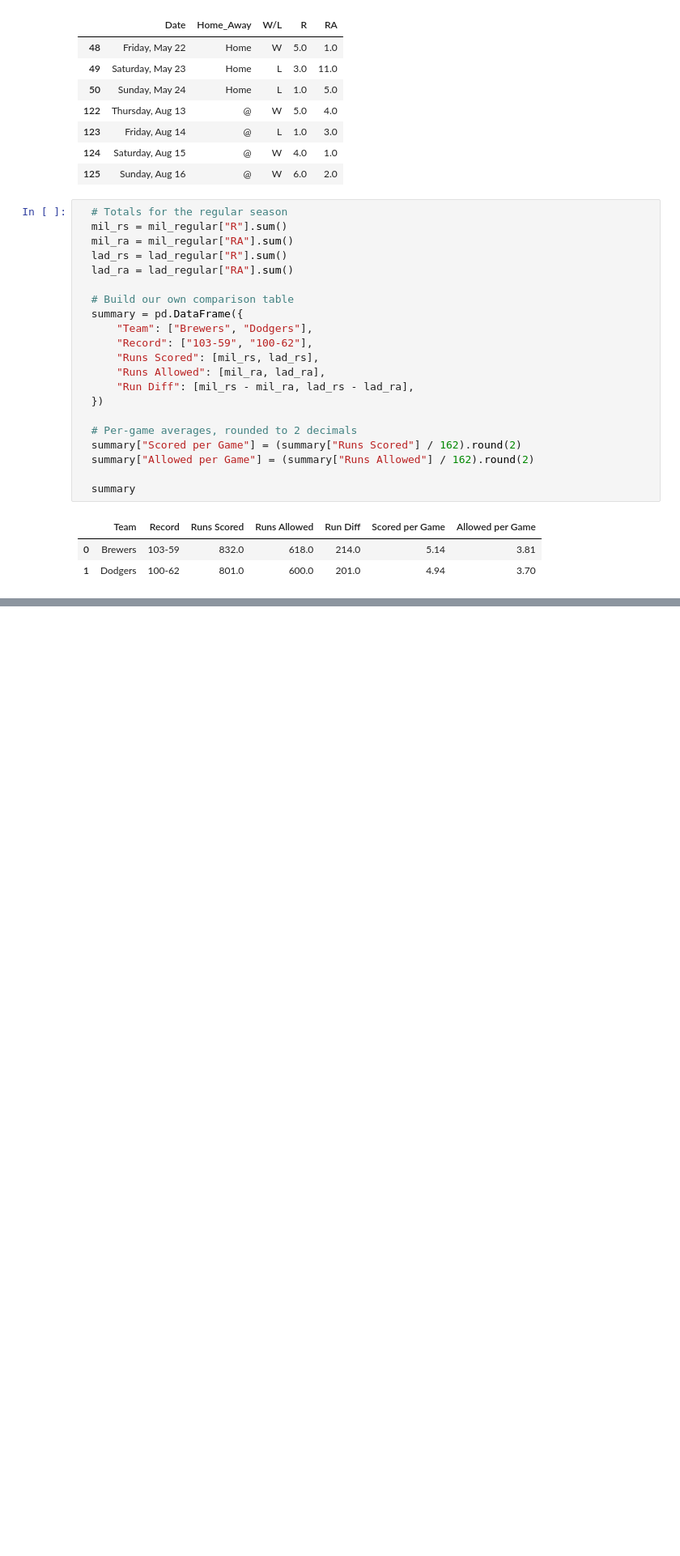
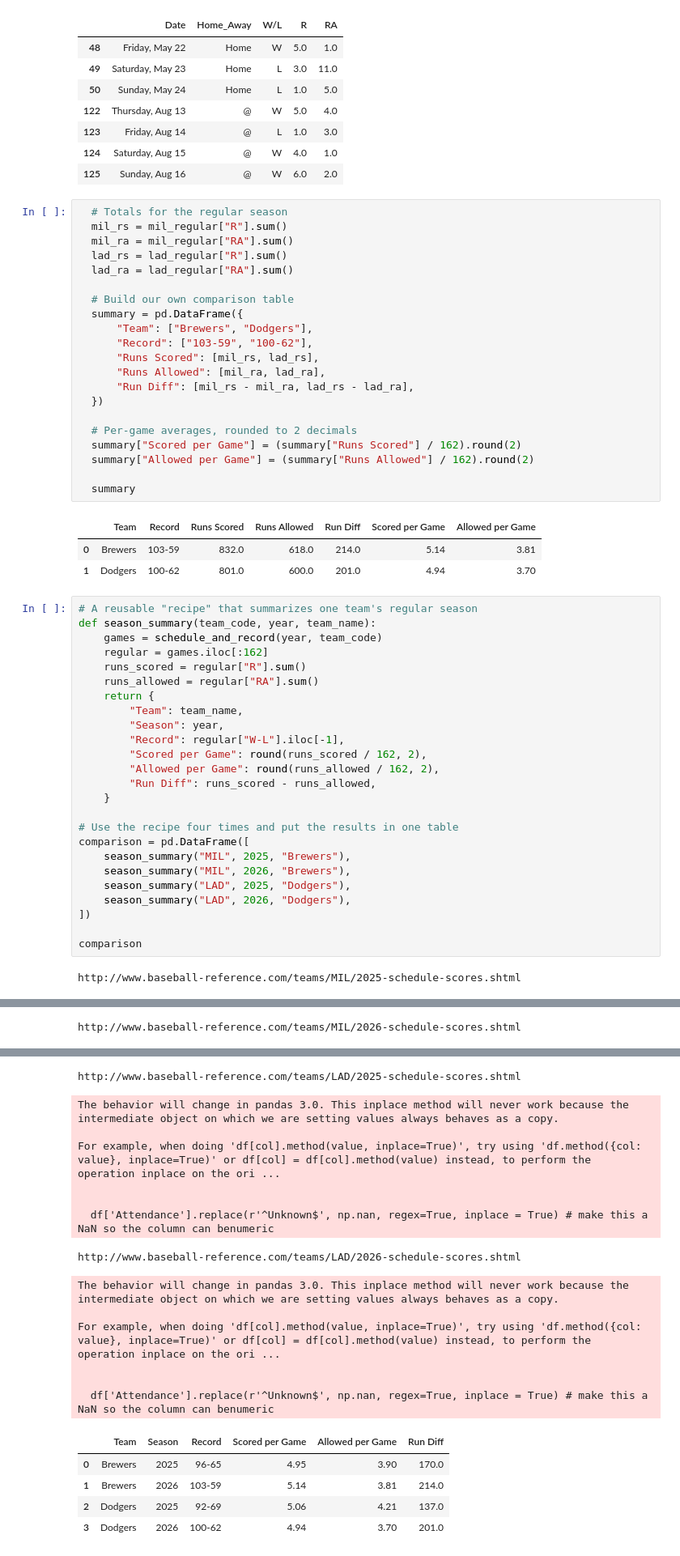
Before and after one commit to izzypitre/nlcs-2026-preview, a Jupyter notebook: nlcs_analysis.ipynb, the cells around one changed output, grey strips where cells are left out. Shown at 81% size. Drawn from its saved outputs; the diff is of its cells as text; blank space fills up the shorter version.

Commit message:
2025 vs 2026 comparison, patch missing 2025 finales

```diff
--- a/nlcs_analysis.ipynb
+++ b/nlcs_analysis.ipynb
@@ -189,3 +189,30 @@ Brewers run differential vs Dodgers: -2.0
 |  | Team | Record | Runs Scored | Runs Allowed | Run Diff | Scored per Game | Allowed per Game |
 | 0 | Brewers | 103-59 | 832.0 | 618.0 | 214.0 | 5.14 | 3.81 |
 | 1 | Dodgers | 100-62 | 801.0 | 600.0 | 201.0 | 4.94 | 3.70 |
+# %%
+# A reusable "recipe" that summarizes one team's regular season
+def season_summary(team_code, year, team_name):
+    games = schedule_and_record(year, team_code)
+    regular = games.iloc[:162]
+    runs_scored = regular["R"].sum()
+    runs_allowed = regular["RA"].sum()
+    return {
+        "Team": team_name,
+        "Season": year,
+        "Record": regular["W-L"].iloc[-1],
+        "Scored per Game": round(runs_scored / 162, 2),
+        "Allowed per Game": round(runs_allowed / 162, 2),
+        "Run Diff": runs_scored - runs_allowed,
+    }
+
+# Use the recipe four times and put the results in one table
+comparison = pd.DataFrame([
+    season_summary("MIL", 2025, "Brewers"),
+    season_summary("MIL", 2026, "Brewers"),
+    season_summary("LAD", 2025, "Dodgers"),
+    season_summary("LAD", 2026, "Dodgers"),
+])
+
+comparison
+# %% [output]
+http://www.baseball-reference.com/teams/MIL/2025-schedule-scores.shtml
@@ -191,0 +225 @@ Brewers run differential vs Dodgers: -2.0
+http://www.baseball-reference.com/teams/MIL/2026-schedule-scores.shtml
@@ -191,0 +232,19 @@ Brewers run differential vs Dodgers: -2.0
+http://www.baseball-reference.com/teams/LAD/2025-schedule-scores.shtml
+The behavior will change in pandas 3.0. This inplace method will never work because the intermediate object on which we are setting values always behaves as a copy.
+
+For example, when doing 'df[col].method(value, inplace=True)', try using 'df.method({col: value}, inplace=True)' or df[col] = df[col].method(value) instead, to perform the operation inplace on the ori ...
+
+
+  df['Attendance'].replace(r'^Unknown$', np.nan, regex=True, inplace = True) # make this a NaN so the column can benumeric
+http://www.baseball-reference.com/teams/LAD/2026-schedule-scores.shtml
+The behavior will change in pandas 3.0. This inplace method will never work because the intermediate object on which we are setting values always behaves as a copy.
+
+For example, when doing 'df[col].method(value, inplace=True)', try using 'df.method({col: value}, inplace=True)' or df[col] = df[col].method(value) instead, to perform the operation inplace on the ori ...
+
+
+  df['Attendance'].replace(r'^Unknown$', np.nan, regex=True, inplace = True) # make this a NaN so the column can benumeric
+|  | Team | Season | Record | Scored per Game | Allowed per Game | Run Diff |
+| 0 | Brewers | 2025 | 96-65 | 4.95 | 3.90 | 170.0 |
+| 1 | Brewers | 2026 | 103-59 | 5.14 | 3.81 | 214.0 |
+| 2 | Dodgers | 2025 | 92-69 | 5.06 | 4.21 | 137.0 |
+| 3 | Dodgers | 2026 | 100-62 | 4.94 | 3.70 | 201.0 |
```
Also changed, not shown: parts of 4 cells of this notebook.
